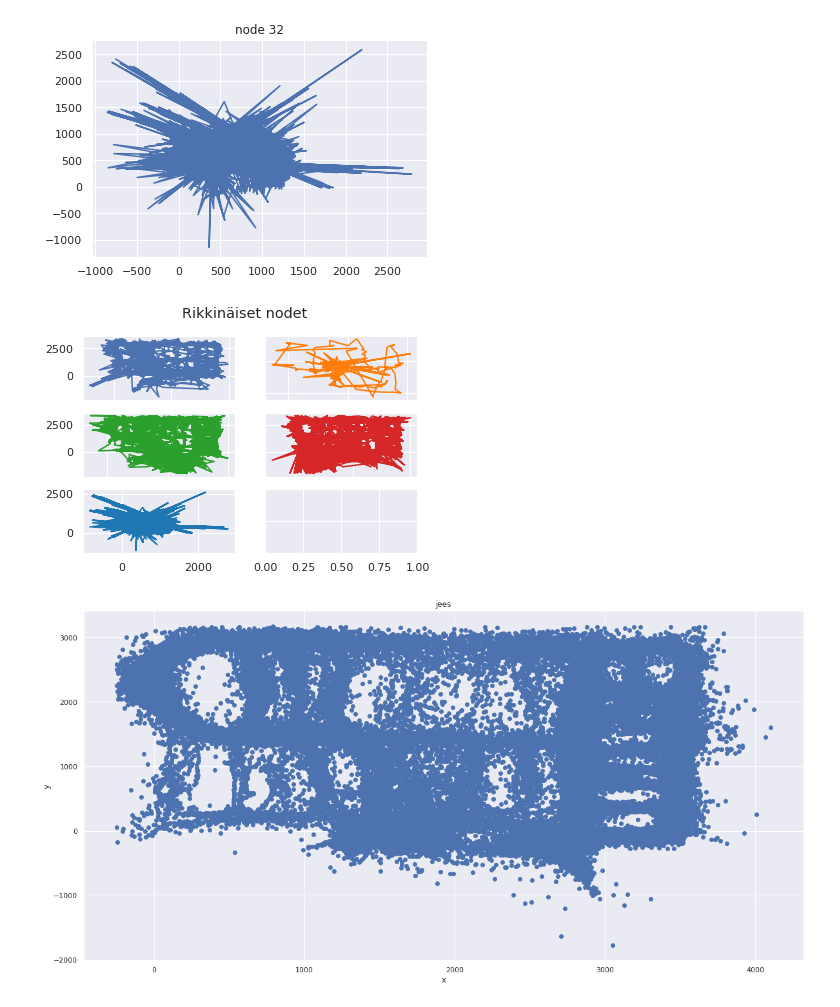
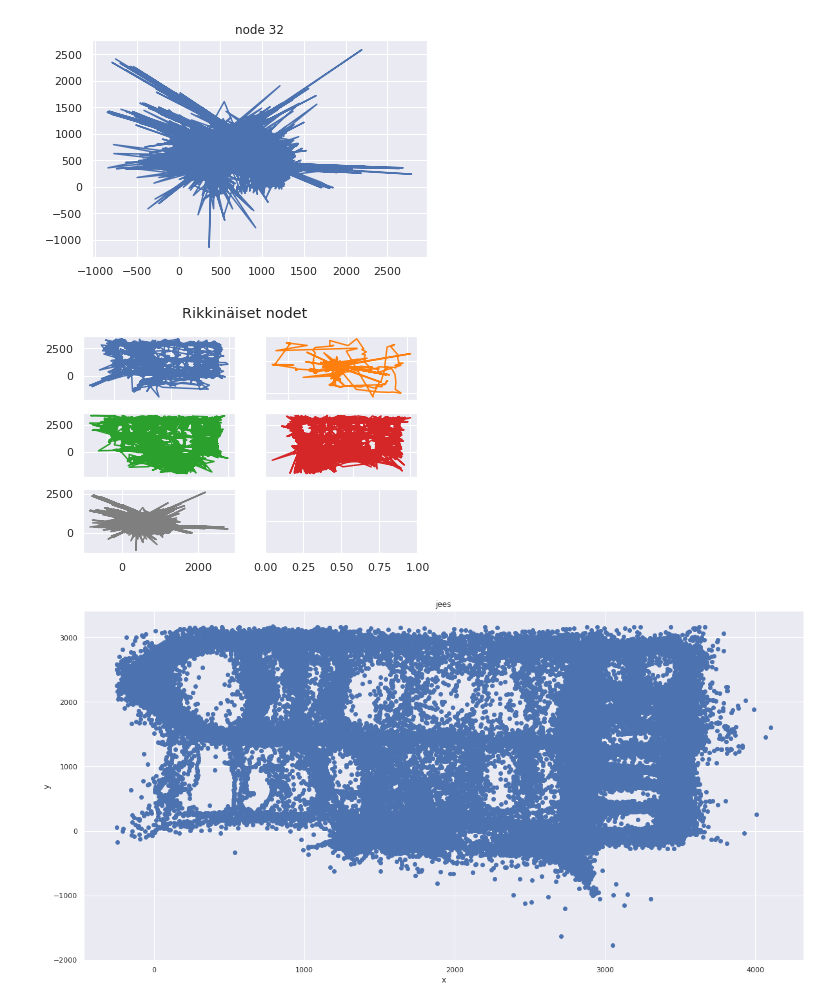
Before and after one commit to Erik-Eki/Project-2-machine-learning-applications, a Jupyter notebook: Kassat.ipynb, the cells around one changed output. Cells and saved outputs as stored; diff of their text form; code cells hidden in the pictures.

```diff
--- a/Kassat.ipynb
+++ b/Kassat.ipynb
@@ -300,17 +300,17 @@ plt.show()
 # %%
 fig, ((ax1, ax2), (ax3, ax4),(ax5,ax6 )) = plt.subplots(3, 2)
 fig.suptitle('Rikkinäiset nodet')
 ax1.plot(df13.x, df13.y)
 ax2.plot(df14.x, df14.y, 'tab:orange')
 ax3.plot(df18.x, df18.y, 'tab:green')
 ax4.plot(df27.x, df27.y, 'tab:red')
-ax5.plot(df32.x, df32.y, 'tab:blue')
+ax5.plot(df32.x, df32.y, 'tab:grey')
 
 
 for ax in fig.get_axes():
     ax.label_outer()
 # %% [output]
-[figure, old version]
+[figure, new version]
 # %%
 
 plt.rcParams['figure.figsize'] = [20,10] # Kuvan koon säätö
```
